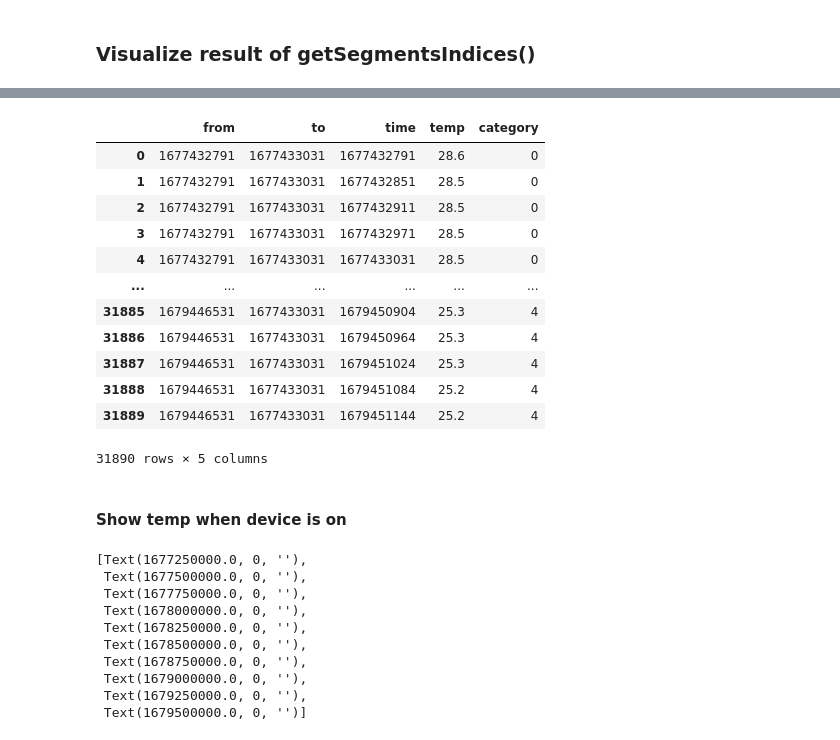
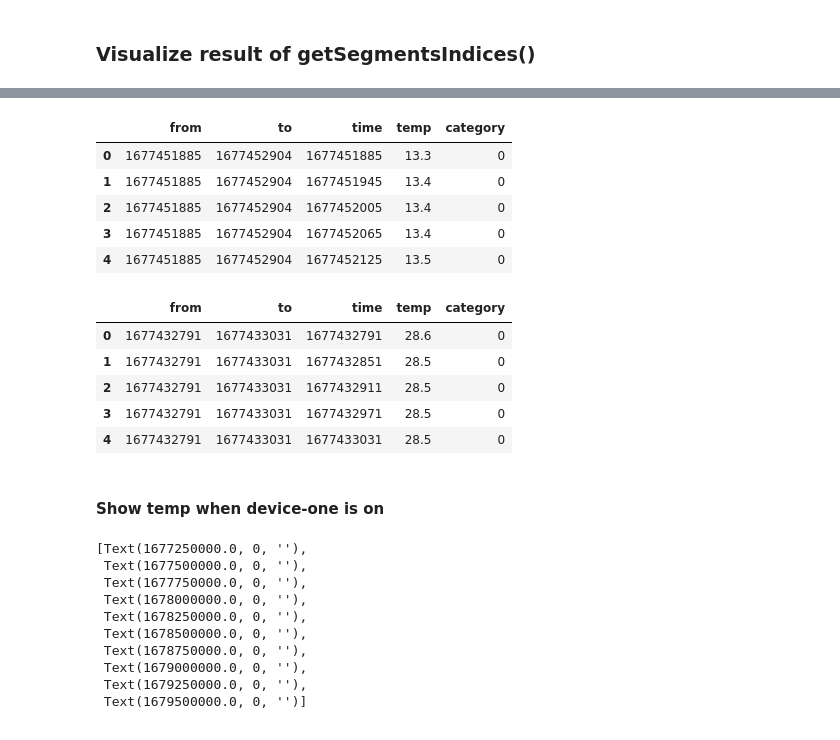
Before and after one commit to itsAiham/bachelor_thesis_HKR2023, a Jupyter notebook: main.ipynb, the cells around one changed output, grey strips where cells are left out. Drawn from its saved outputs; the diff is of its cells as text; code cells hidden in the pictures.

```diff
--- a/main.ipynb
+++ b/main.ipynb
@@ -726,16 +773,21 @@ arr.shape[0]
 # %%
-plt.figure(figsize=(15,5))
+plt.figure(figsize=(15,10))
 
-arr2 = getConvertedArray(sensor2_copy, 10, 350)
+sensor1_datetime = [datetime.datetime.fromtimestamp(x) for x in device1['tsmTs.2']]
 
-for i in range(arr2.shape[0]):
-    plt.scatter(arr2[i][0][0], arr2[i][0][1], edgecolor ="red", s=50, c='r')
-    plt.scatter(arr2[i][1][0], arr2[i][1][1], edgecolor ="red", s=50, c='r')
-plt.plot(actlv2_datetime, sensor2_copy.histogram0)
-# plt.plot(actlv2_datetime, sensor2_copy.histogram0)
+for i in range(arr.shape[0]):
+    plt.scatter(arr[i][0][0], 10, edgecolor ="red", s=20, c='r')
+    plt.scatter(arr[i][1][0], 10, edgecolor ="red", s=20, c='r')
+plt.plot(actlv1_datetime, sensor1_copy.histogram0 , label="Activity Level", c='y')
+plt.plot(sensor1_datetime, device1.temp, label='Temperature')
+
+# to zoom in
+plt.ylim(5, 30)
+plt.xlim(sensor1_datetime[37000], sensor1_datetime[-1])
+
+plt.grid(True)
+plt.legend()
 
 
-plt.grid(True)
 plt.show()
-arr.shape[0]
 # %% [output]
@@ -783,6 +795,11 @@ plt.show()
 # %%
-
 def getTempDuringRunning(sensor, segments, indices):
+    """
+    @parms sensor: data-frame of the device
+    @parms segments: the result of passing sensor-df to getSegments-function
+    @parms indices: the reuslt of passing sensor-df to getIndices-function
+    @return the function retuns the temperature recorded during running time
+    """
     df_during_running = pd.DataFrame(columns = ['from', 'to', 'time', 'temp', 'category'])
     temp_indices =[]
 
@@ -810,4 +827,3 @@ def getTempDuringRunning(sensor, segments, indices):
 
 sensor1_during_running = getTempDuringRunning(sensor1, getSegments(sensor1, threshold), getIndices(threshold))
 sensor2_during_running = getTempDuringRunning(sensor2, getSegments(sensor2, 10), getIndices(10))
-# print(sensor1.iloc[[0]]['tsmTs.2'])
@@ -833,21 +830,23 @@ sensor1_during_running
+# %%
+sensor1_during_running.head(5)
+# %% [output]
+|  | from | to | time | temp | category |
+| 0 | 1677451885 | 1677452904 | 1677451885 | 13.3 | 0 |
+| 1 | 1677451885 | 1677452904 | 1677451945 | 13.4 | 0 |
+| 2 | 1677451885 | 1677452904 | 1677452005 | 13.4 | 0 |
+| 3 | 1677451885 | 1677452904 | 1677452065 | 13.4 | 0 |
+| 4 | 1677451885 | 1677452904 | 1677452125 | 13.5 | 0 |
 # %%
-sensor2_during_running
+sensor2_during_running.head(5)
 # %% [output]
 |  | from | to | time | temp | category |
 | 0 | 1677432791 | 1677433031 | 1677432791 | 28.6 | 0 |
 | 1 | 1677432791 | 1677433031 | 1677432851 | 28.5 | 0 |
 | 2 | 1677432791 | 1677433031 | 1677432911 | 28.5 | 0 |
 | 3 | 1677432791 | 1677433031 | 1677432971 | 28.5 | 0 |
 | 4 | 1677432791 | 1677433031 | 1677433031 | 28.5 | 0 |
-| ... | ... | ... | ... | ... | ... |
-| 31885 | 1679446531 | 1677433031 | 1679450904 | 25.3 | 4 |
-| 31886 | 1679446531 | 1677433031 | 1679450964 | 25.3 | 4 |
-| 31887 | 1679446531 | 1677433031 | 1679451024 | 25.3 | 4 |
-| 31888 | 1679446531 | 1677433031 | 1679451084 | 25.2 | 4 |
-| 31889 | 1679446531 | 1677433031 | 1679451144 | 25.2 | 4 |
-31890 rows × 5 columns
 # %% [markdown]
-#### Show temp when device is on
+#### Show temp when device-one is on
 # %%
 plt.figure(figsize=(25,10))
 plt.scatter(sensor1_during_running.time, sensor1_during_running.temp, s=4)
```
Also changed, not shown: parts of 183 cells of this notebook.
